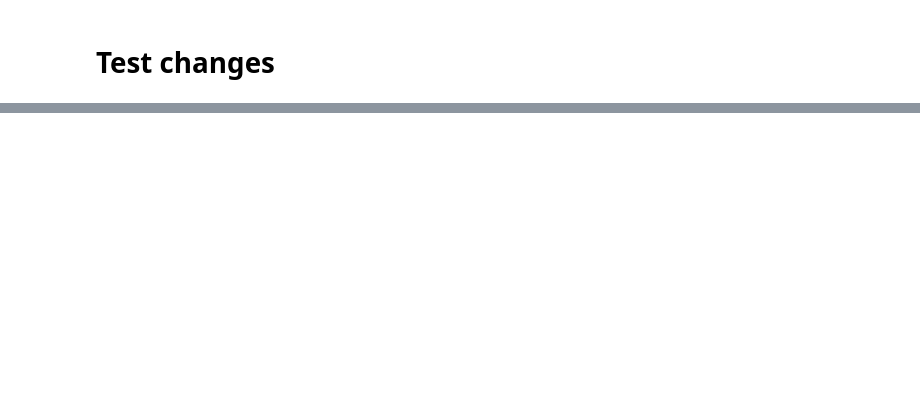
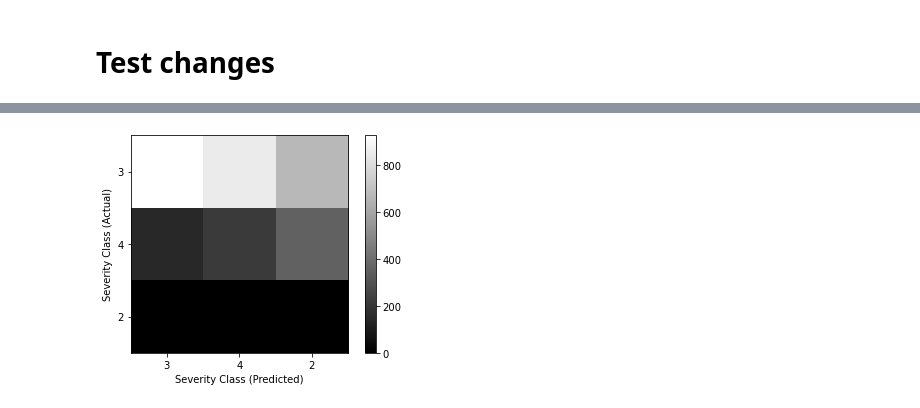
Before and after one commit to YuvrajSinghAutomotive/transportation-covid-impact, a Jupyter notebook: yuvraj.ipynb, the cells around one changed output, grey strips where cells are left out. Cells and saved outputs as stored; diff of their text form; code cells hidden in the pictures; blank space fills up the shorter version.

```diff
--- a/yuvraj.ipynb
+++ b/yuvraj.ipynb
@@ -60,0 +61,36 @@ fig
+# %%
+perceptrons = []
+
+perceptronsDict = {'Binary Perceptrons': [],
+                   'Classification': [],
+                   'Confusion Matrix': [],
+                   'Confusion Matrix Metrics': [],
+                   'Confusion Matrix Plot': []}
+
+perceptronsDict['Binary Perceptrons'], \
+perceptronsDict['Classification'], \
+perceptronsDict['Confusion Matrix'],\
+perceptronsDict['Confusion Matrix Metrics'],\
+perceptronsDict['Confusion Matrix Plot'] = perceptronOnevsAll(XTrainPreCovid,
+                                                              YTrainPreCovid,
+                                                              XTestPreCovid,
+                                                              YTestPreCovid)
+
+perceptrons.append(perceptronsDict)
+
+perceptronsDict = {'Binary Perceptrons': [],
+                   'Classification': [],
+                   'Confusion Matrix': [],
+                   'Confusion Matrix Metrics': [],
+                   'Confusion Matrix Plot': []}
+
+perceptronsDict['Binary Perceptrons'], \
+perceptronsDict['Classification'], \
+perceptronsDict['Confusion Matrix'],\
+perceptronsDict['Confusion Matrix Metrics'],\
+perceptronsDict['Confusion Matrix Plot'] = perceptronOnevsOne(XTrainPreCovid,
+                                                              YTrainPreCovid,
+                                                              XTestPreCovid,
+                                                              YTestPreCovid)
+
+perceptrons.append(perceptronsDict)
@@ -60,0 +107,4 @@ fig
+# %%
+perceptrons[1]['Confusion Matrix Plot']
+# %% [output]
+[figure, added]
```
Also changed, not shown: parts of 5 cells of this notebook, 1 other file.
